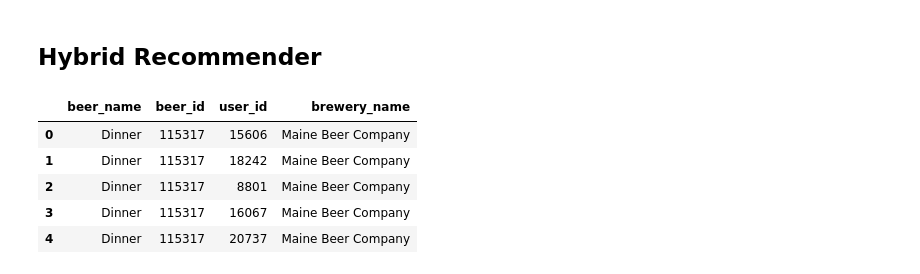
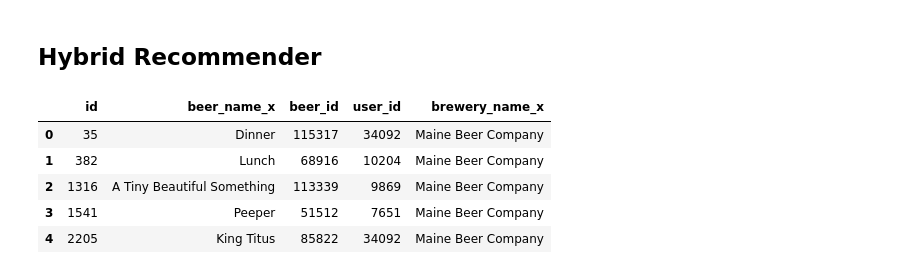
Before and after one commit to kylemcq13/Beer, a Jupyter notebook: Final Capstone - Beer Recommendation Models.ipynb, the cells around one changed output. Saved outputs shown, nothing was run; the diff lists cells and outputs as text; code cells hidden in the pictures.

```diff
--- a/Final Capstone - Beer Recommendation Models.ipynb
+++ b/Final Capstone - Beer Recommendation Models.ipynb
@@ -417,0 +362,18 @@ beer_200_collab['user_id'] = beer_200_collab.username.cat.codes
+# %%
+#define the reader
+reader = Reader()
+
+#bring in necessary features from beer_200 dataframe
+beer_200_collab = beer_200[['beer_id', 'score', 'brewery_name', 'username', 'beer_name']]
+# %%
+#upload the lda dataset
+beer_lda = pd.read_csv(r'F:\Datasets\beer_lda.csv')
+# %%
+#merge the datasets
+beer_200_collab = pd.merge(beer_200_collab, beer_lda, on='beer_id')
+
+#create user_id codes
+beer_200_collab.username = pd.Categorical(beer_200_collab.username)
+beer_200_collab['user_id'] = beer_200_collab.username.cat.codes
+
+beer_200_collab.head()
@@ -422,3 +389,3 @@ KeyboardInterrupt:
 # %%
-beer_200_collab = pd.read_csv(r'F:\Datasets\beer_200_collab')
-beer_200_collab.head()
+#beer_200_collab = pd.read_csv(r'F:\Datasets\beer_200_collab')
+#beer_200_collab.head()
@@ -662,12 +609,22 @@ Prediction(uid=46, iid=5121, r_ui=6, est=3.9365111631753034, details={'was_impos
 ## Hybrid Recommender
 # %%
 #beer id df to extract from
-beer_ids = beer_200_collab[['beer_name', 'beer_id', 'user_id', 'brewery_name']]
+beer_ids = beer_200_collab[['beer_name_x', 'beer_id', 'user_id', 'brewery_name_x']]
+
+#drop duplicates
+beer_ids = beer_ids.drop_duplicates(subset=['beer_name_x', 'beer_id'], keep='first')
+
+#reset index
+beer_ids = beer_ids.reset_index()
+
+#rename columns
+beer_ids = beer_ids.rename(columns={'index': 'id'})
+
 beer_ids.head()
 # %% [output]
-|  | beer_name | beer_id | user_id | brewery_name |
-| 0 | Dinner | 115317 | 15606 | Maine Beer Company |
-| 1 | Dinner | 115317 | 18242 | Maine Beer Company |
-| 2 | Dinner | 115317 | 8801 | Maine Beer Company |
-| 3 | Dinner | 115317 | 16067 | Maine Beer Company |
-| 4 | Dinner | 115317 | 20737 | Maine Beer Company |
+|  | id | beer_name_x | beer_id | user_id | brewery_name_x |
+| 0 | 35 | Dinner | 115317 | 34092 | Maine Beer Company |
+| 1 | 382 | Lunch | 68916 | 10204 | Maine Beer Company |
+| 2 | 1316 | A Tiny Beautiful Something | 113339 | 9869 | Maine Beer Company |
+| 3 | 1541 | Peeper | 51512 | 7651 | Maine Beer Company |
+| 4 | 2205 | King Titus | 85822 | 34092 | Maine Beer Company |
```
Also changed, not shown: parts of 80 cells of this notebook.
